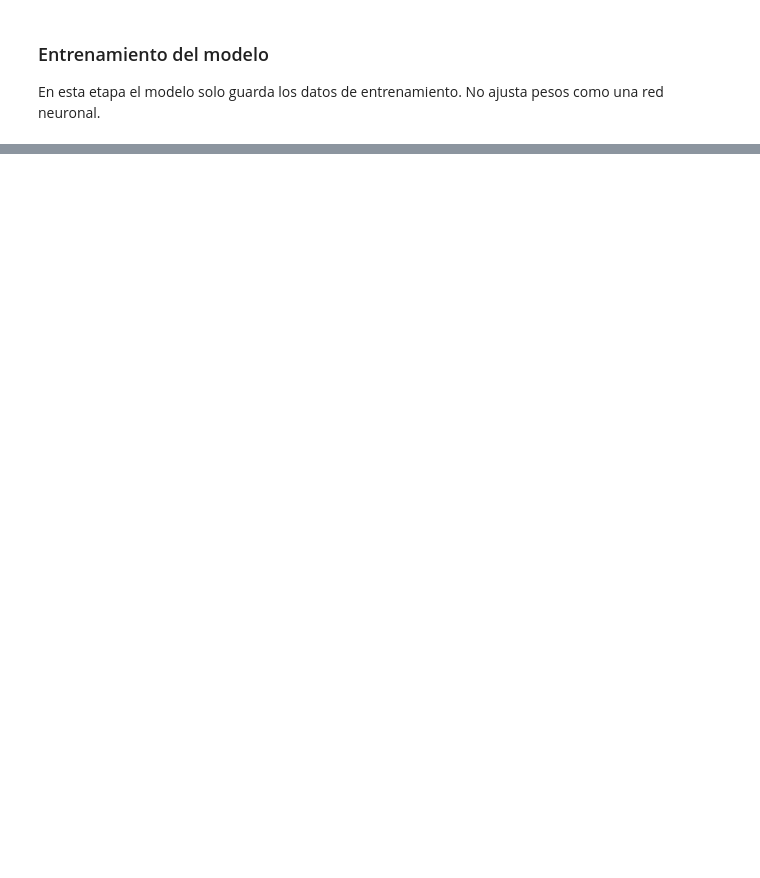
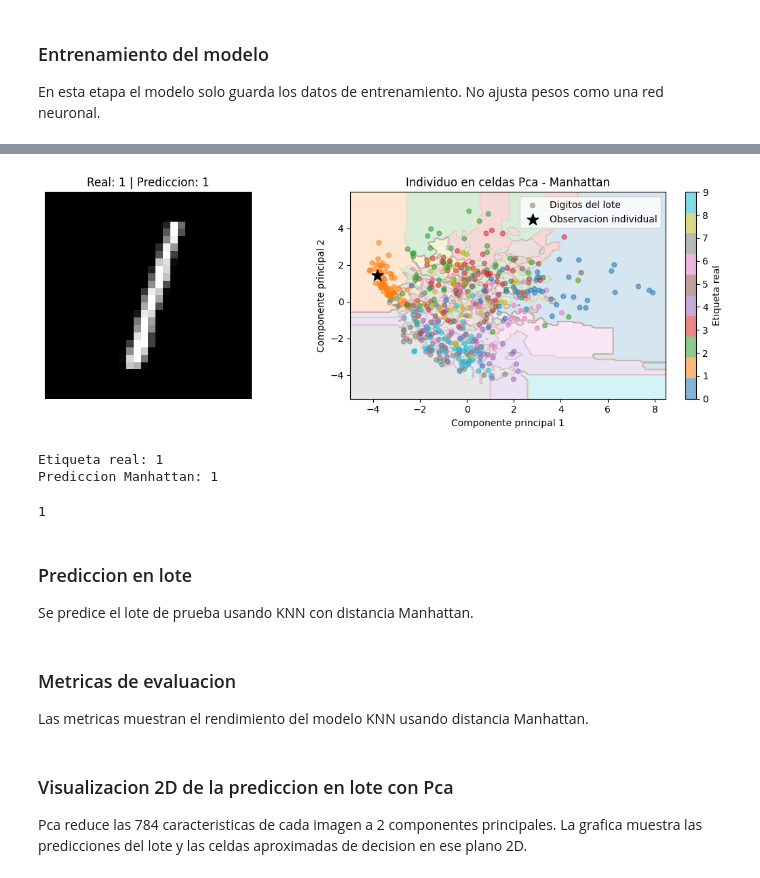
Before and after one commit to JosueGarciaAbata/KNN-Mnist, a Jupyter notebook: KNN.ipynb, the cells around one changed output, grey strips where cells are left out. Drawn from its saved outputs; the diff is of its cells as text; code cells hidden in the pictures; blank space fills up the shorter version.

```diff
--- a/KNN.ipynb
+++ b/KNN.ipynb
@@ -110,6 +108,6 @@ Los datos quedan normalizados entre 0 y 1. La version binaria para Hamming se co
 # %%
-cantidad_entrenamiento_knn = 60000
-cantidad_prueba_knn = 10000
+cantidad_entrenamiento_knn = 3000
+cantidad_prueba_knn = 1000
 
 X_train_knn = X_train_flat[:cantidad_entrenamiento_knn].tolist()
 y_train_knn = y_train[:cantidad_entrenamiento_knn].tolist()
@@ -117,9 +115,6 @@ y_train_knn = y_train[:cantidad_entrenamiento_knn].tolist()
 X_test_knn = X_test_flat[:cantidad_prueba_knn].tolist()
 y_test_knn = y_test[:cantidad_prueba_knn].tolist()
 
-X_train_hamming = (X_train_flat[:cantidad_entrenamiento_knn] > 0.5).astype(int).tolist()
-X_test_hamming = (X_test_flat[:cantidad_prueba_knn] > 0.5).astype(int).tolist()
-
 print("Datos de entrenamiento usados en KNN:", len(X_train_knn))
 print("Datos de prueba usados en KNN:", len(X_test_knn))
 print("Caracteristicas por imagen:", len(X_train_knn[0]))
@@ -175,0 +136,18 @@ mostrar_comparacion_pca(X_test_pca, y_test_knn, predicciones)
+# %%
+from visualizacion_knn import (
+    crear_contexto_visualizacion,
+    mostrar_comparacion_metricas,
+    mostrar_comparacion_matrices_confusion,
+    mostrar_individuo,
+    mostrar_pca_lote,
+)
+
+contexto_visualizacion = crear_contexto_visualizacion(
+    X_train_flat,
+    X_test_flat,
+    X_test,
+    X_test_knn,
+    y_test_knn,
+    cantidad_entrenamiento_knn,
+    y_train_knn=y_train_knn,
+)
@@ -175,0 +158,18 @@ mostrar_comparacion_pca(X_test_pca, y_test_knn, predicciones)
+# %%
+indice_observacion = 2
+
+mostrar_individuo(
+    knn_manhattan,
+    contexto_visualizacion,
+    indice=indice_observacion,
+    nombre_modelo="Manhattan",
+)
+# %% [output]
+[figure, added]
+Etiqueta real: 1
+Prediccion Manhattan: 1
+1
+# %% [markdown]
+### Prediccion en lote
+
+Se predice el lote de prueba usando KNN con distancia Manhattan.
@@ -175,0 +187,4 @@ mostrar_comparacion_pca(X_test_pca, y_test_knn, predicciones)
+# %% [markdown]
+### Metricas de evaluacion
+
+Las metricas muestran el rendimiento del modelo KNN usando distancia Manhattan.
@@ -175,0 +194,4 @@ mostrar_comparacion_pca(X_test_pca, y_test_knn, predicciones)
+# %% [markdown]
+### Visualizacion 2D de la prediccion en lote con Pca
+
+Pca reduce las 784 caracteristicas de cada imagen a 2 componentes principales. La grafica muestra las predicciones del lote y las celdas aproximadas de decision en ese plano 2D.
```
Also changed, not shown: parts of 14 cells of this notebook, 1 other file.
